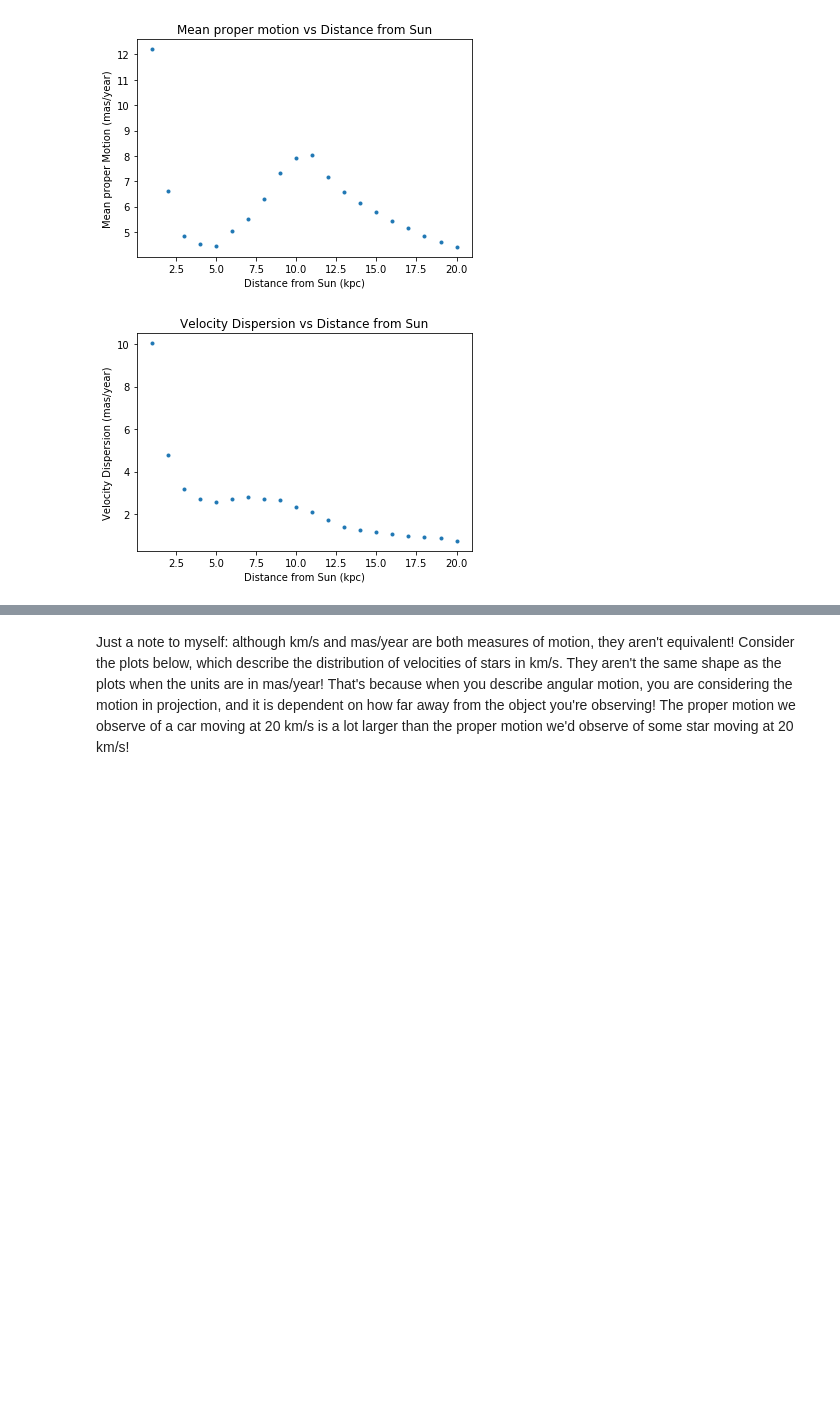
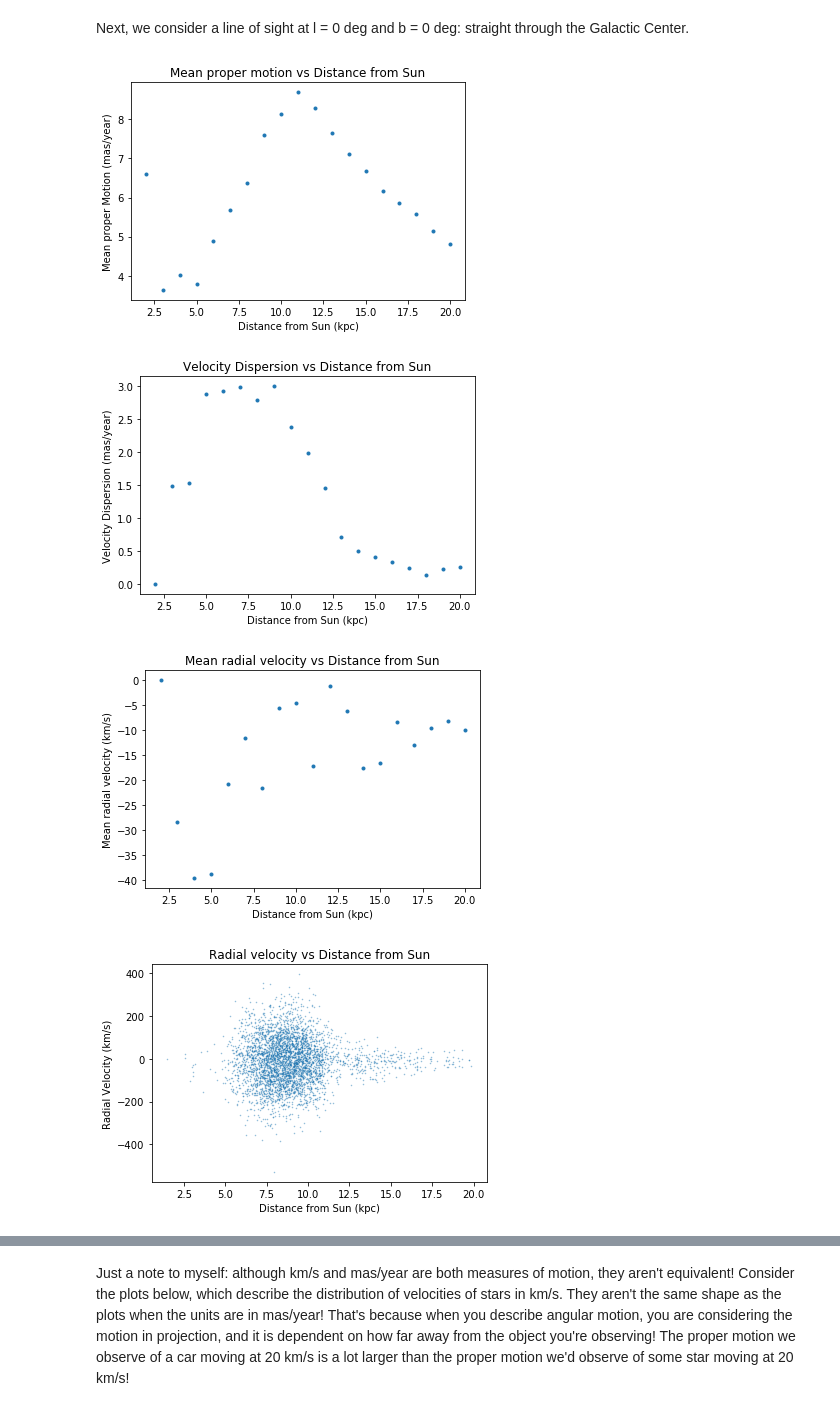
Before and after one commit to bluefatima/PandaRepo, a Jupyter notebook: Galaxia Tests 4 (Average Proper Motion and Dispersion, HC).ipynb, the cells around one changed output, grey strips where cells are left out. Cells and saved outputs as stored; diff of their text form; code cells hidden in the pictures; blank space fills up the shorter version.

```diff
--- a/Galaxia Tests 4 (Average Proper Motion and Dispersion, HC).ipynb
+++ b/Galaxia Tests 4 (Average Proper Motion and Dispersion, HC).ipynb
@@ -114,30 +105,91 @@ plt.show()
+# %% [markdown]
+Next, we consider a line of sight at l = 0 deg and b = 0 deg: straight through the Galactic Center.
 # %%
+#load px, py, pz (cartesian heliocentric positions)
+HCx = np.loadtxt("testthruGC_px") #kpc
+HCy = np.loadtxt("testthruGC_py") #kpc
+HCz = np.loadtxt("testthruGC_pz") #kpc
+
+#load vx, vy, vz (cartesian heliocentric velocities)
+HCxvel = np.loadtxt("testthruGC_vx") #km/s
+HCyvel = np.loadtxt("testthruGC_vy") #km/s
+HCzvel = np.loadtxt("testthruGC_vz") #km/s
+
+HCvel = []
+for i in np.arange(len(HCxvel)):
+    HCvel.append(np.sqrt(HCxvel[i]**2 + HCyvel[i]**2 + HCzvel[i]**2))
+HCvel = np.array(HCvel)
+
+HCradius = []
+for i in np.arange(len(HCx)):
+    HCradius.append(np.sqrt(HCx[i]**2 + HCy[i]**2 + HCz[i]**2))
+HCradius = np.array(HCradius)
+
 #calculate average proper motion and velocity dispersion as a function of distance from the Sun
 HCvelvec = np.array([HCxvel, HCyvel, HCzvel])
 HCposvec = np.array([HCx, HCy, HCz])
 vDOTr = (HCxvel*HCx + HCyvel*HCy + HCzvel*HCz)/(HCradius)
 rHAT = HCposvec/HCradius
 allpropermotion = np.linalg.norm(HCvelvec - vDOTr*rHAT, axis = 0)/(4.74 * HCradius)
 
 averagemotion = [[],[],[],[],[],[],[],[],[],[],[],[],[],[],[],[],[],[],[],[]]
 veldispersion = [[],[],[],[],[],[],[],[],[],[],[],[],[],[],[],[],[],[],[],[]]
 for i in np.arange(20):
     propermotions = allpropermotion[(HCradius > i) & (HCradius <= i + 1)]
     averagemotion[i] = np.mean(propermotions)
     veldispersion[i] = np.std(propermotions)
 radialdist = np.arange(1,21)
 
 plt.plot(radialdist, averagemotion, '.')
 plt.xlabel("Distance from Sun (kpc)")
 plt.ylabel("Mean proper Motion (mas/year)")
 plt.title("Mean proper motion vs Distance from Sun")
 plt.show()
 
 plt.plot(radialdist, veldispersion, '.')
 plt.xlabel("Distance from Sun (kpc)")
 plt.ylabel("Velocity Dispersion (mas/year)")
 plt.title("Velocity Dispersion vs Distance from Sun")
 plt.show()
+
+#calculate radial velocity as a function of distance from the Sun
+dataarray = [[],[],[],[],[],[],[],[],[],[],[],[],[],[],[],[],[],[],[],[]]
+for i in np.arange(20):
+    radialvel = vDOTr[(HCradius > i) & (HCradius <= i + 1)]
+    dataarray[i] = np.mean(radialvel)
+radialdist = np.arange(1,21)
+plt.plot(radialdist, dataarray, '.')
+plt.xlabel("Distance from Sun (kpc)")
+plt.ylabel("Mean radial velocity (km/s)")
+plt.title("Mean radial velocity vs Distance from Sun")
+plt.show()
+
+radiusvec = []
+radvelvec = []
+for i in np.arange(len(HCradius)):
+    if HCradius[i] < 20:
+        radiusvec.append(HCradius[i])
+        radvelvec.append(vDOTr[i])
+radiusvec = np.array(radiusvec)
+radvelvec = np.array(radvelvec)
+plt.plot(radiusvec, radvelvec, '.', alpha=0.5, ms=1)
+plt.xlabel("Distance from Sun (kpc)")
+plt.ylabel("Radial Velocity (km/s)")
+plt.title("Radial velocity vs Distance from Sun")
+plt.show()
+
+print(np.average(HCx))
+print(np.average(HCy))
+print(np.average(HCz))
+
+print(np.average(HCxvel))
+print(np.average(HCyvel))
+print(np.average(HCzvel))
+
+center = np.loadtxt("testthruGC_center")
+print(center)
 # %% [output]
-[figure, old version]
+[figure, new version]
-[figure, old version]
+[figure, new version]
+[figure, added]
+[figure, added]
```
Also changed, not shown: parts of 12 cells of this notebook, 8 other files.
